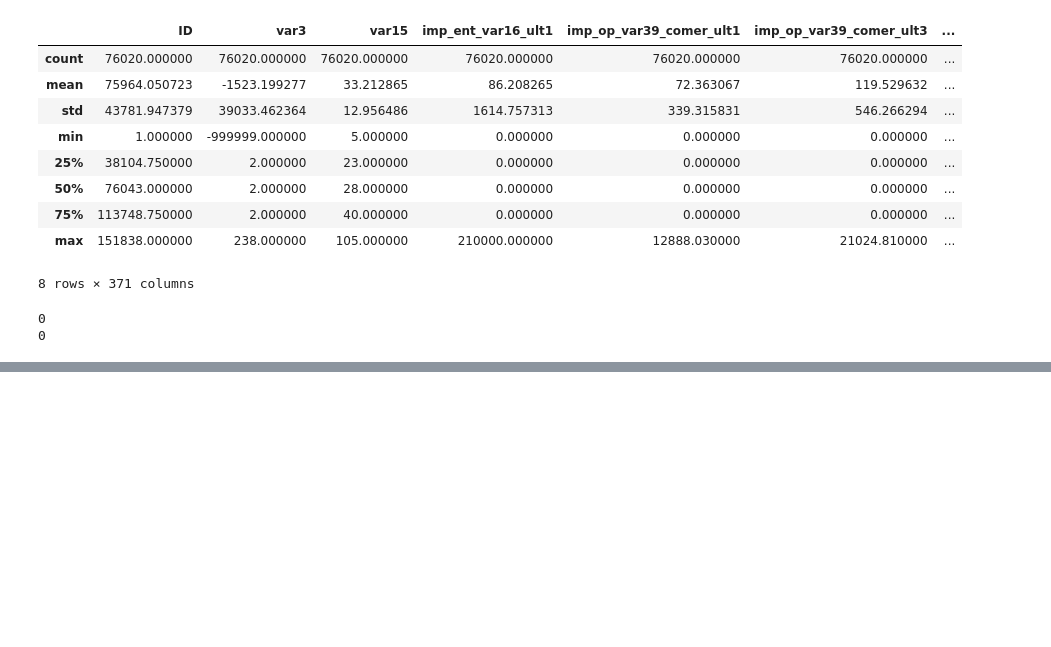
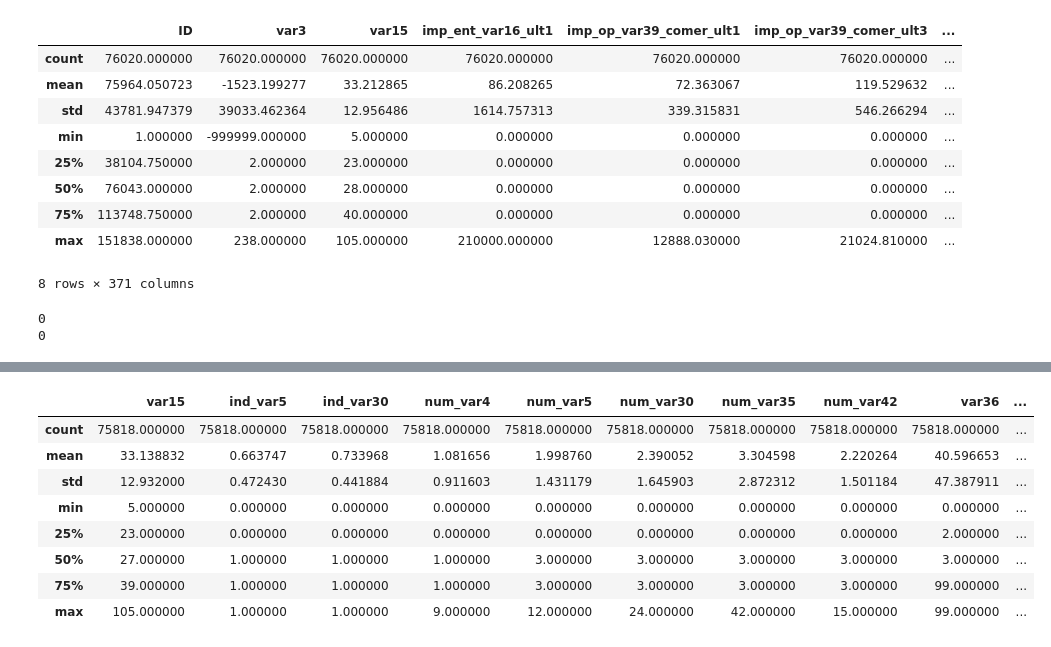
Before and after one commit to gustavomccoelho/Customer-Satisfaction-Prediction, a Jupyter notebook: code/Exploratory-Analysis.ipynb, the cells around one changed output, grey strips where cells are left out. Cells and saved outputs as stored; diff of their text form; code cells hidden in the pictures; blank space fills up the shorter version.

```diff
--- a/code/Exploratory-Analysis.ipynb
+++ b/code/Exploratory-Analysis.ipynb
@@ -65 +93,13 @@ train2.describe()
+# %%
+test2.describe()
+# %% [output]
+|  | var15 | ind_var5 | ind_var30 | num_var4 | num_var5 | num_var30 | num_var35 | num_var42 | var36 | ... |
+| count | 75818.000000 | 75818.000000 | 75818.000000 | 75818.000000 | 75818.000000 | 75818.000000 | 75818.000000 | 75818.000000 | 75818.000000 | ... |
+| mean | 33.138832 | 0.663747 | 0.733968 | 1.081656 | 1.998760 | 2.390052 | 3.304598 | 2.220264 | 40.596653 | ... |
+| std | 12.932000 | 0.472430 | 0.441884 | 0.911603 | 1.431179 | 1.645903 | 2.872312 | 1.501184 | 47.387911 | ... |
+| min | 5.000000 | 0.000000 | 0.000000 | 0.000000 | 0.000000 | 0.000000 | 0.000000 | 0.000000 | 0.000000 | ... |
+| 25% | 23.000000 | 0.000000 | 0.000000 | 0.000000 | 0.000000 | 0.000000 | 0.000000 | 0.000000 | 2.000000 | ... |
+| 50% | 27.000000 | 1.000000 | 1.000000 | 1.000000 | 3.000000 | 3.000000 | 3.000000 | 3.000000 | 3.000000 | ... |
+| 75% | 39.000000 | 1.000000 | 1.000000 | 1.000000 | 3.000000 | 3.000000 | 3.000000 | 3.000000 | 99.000000 | ... |
+| max | 105.000000 | 1.000000 | 1.000000 | 9.000000 | 12.000000 | 24.000000 | 42.000000 | 15.000000 | 99.000000 | ... |
 # %%
```
Also changed, not shown: parts of 12 cells of this notebook, 1 other file.
